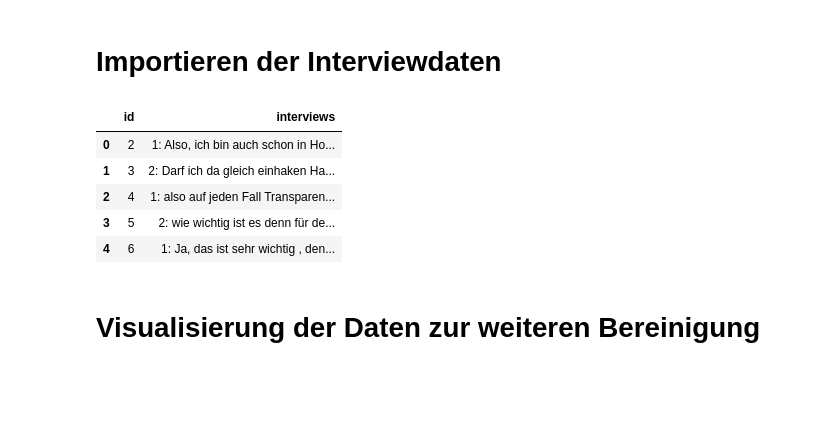
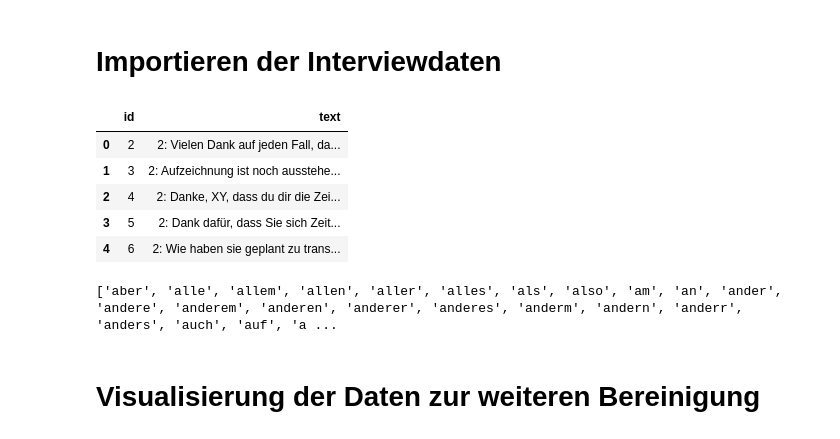
Before and after one commit to Verena-Lemberger/masterarbeit, a Jupyter notebook: nlp/nlp_ma.ipynb, the cells around one changed output. Drawn from its saved outputs; the diff is of its cells as text; code cells hidden in the pictures; blank space fills up the shorter version.

```diff
--- a/nlp/nlp_ma.ipynb
+++ b/nlp/nlp_ma.ipynb
@@ -26,17 +32,48 @@ from wordcloud import WordCloud, STOPWORDS, ImageColorGenerator
 
 
 # Importieren der Interviewdaten
-# %%
-df = pd.read_excel("transcripts/Interview_1_transcript.xlsx")
-df.columns = ["id", "interviews"]
-df.head()
-# %% [output]
-|  | id | interviews |
-| 0 | 2 | 1: Also, ich bin auch schon in Ho... |
-| 1 | 3 | 2: Darf ich da gleich einhaken Ha... |
-| 2 | 4 | 1: also auf jeden Fall Transparen... |
-| 3 | 5 | 2: wie wichtig ist es denn für de... |
-| 4 | 6 | 1: Ja, das ist sehr wichtig , den... |
+# %%
+#import glob
+#files = glob.glob("transcripts/Interview*.xlsx")
+#df = pd.DataFrame()
+#for file in files:
+#     if file.endswith('.xlsx'):
+#         df = df.append(pd.read_excel(file), ignore_index=True)
+#df.head()
+#df.describe()
+#interview1 = pd.read_excel("transcripts/Interview_1_transcript.xlsx")
+#interview2 = pd.read_excel("transcripts/Interview_2_transcript.xlsx")
+#interview3 = pd.read_excel("transcripts/Interview_3_transcript.xlsx")
+#interview4 = pd.read_excel("transcripts/Interview_4_transcript.xlsx")
+#interview5 = pd.read_excel("transcripts/Interview_5_transcript.xlsx")
+#interview6 = pd.read_excel("transcripts/Interview_6_transcript.xlsx")
+#interview7 = pd.read_excel("transcripts/Interview_7_transcript.xlsx")
+#interview8 = pd.read_excel("transcripts/Interview_8_transcript.xlsx")
+#interview9 = pd.read_excel("transcripts/Interview_9_transcript.xlsx")
+#interview10 = pd.read_excel("transcripts/Interview_10_transcript.xlsx")
+#df.columns = ["id", "interview1", "interview2", "interview3", "interview4", "interview5", "interview6", "interview7", "interview8", "interview9", "interview10"]
+
+df = pd.read_excel("transcripts/transcripts_joined.xlsx")
+df.columns = ["id", "text"]
+df.head()
+# %% [output]
+|  | id | text |
+| 0 | 2 | 2: Vielen Dank auf jeden Fall, da... |
+| 1 | 3 | 2: Aufzeichnung ist noch ausstehe... |
+| 2 | 4 | 2: Danke, XY, dass du dir die Zei... |
+| 3 | 5 | 2: Dank dafür, dass Sie sich Zeit... |
+| 4 | 6 | 2: Wie haben sie geplant zu trans... |
+# %%
+from nltk.corpus import stopwords
+
+stopwords = stopwords.words("german")
+
+#my_stopwords = [unicode(x.strip(), 'utf-8') for x in open('stopwords_german.txt','r').read().split('\n')]
+stopwords.extend(["ja", "sec", "einfach", "start", "end", "schon", "mal", "halt", "vielleicht", "immer", "ganz", "sagen", "irgendwie", "eben", "lemberger"])
+
+print(stopwords)
+# %% [output]
+['aber', 'alle', 'allem', 'allen', 'aller', 'alles', 'als', 'also', 'am', 'an', 'ander', 'andere', 'anderem', 'anderen', 'anderer', 'anderes', 'anderm', 'andern', 'anderr', 'anders', 'auch', 'auf', 'a ...
 # %% [markdown]
 
 # Visualisierung der Daten zur weiteren Bereinigung
```
Also changed, not shown: parts of 19 cells of this notebook, 3 other files.
